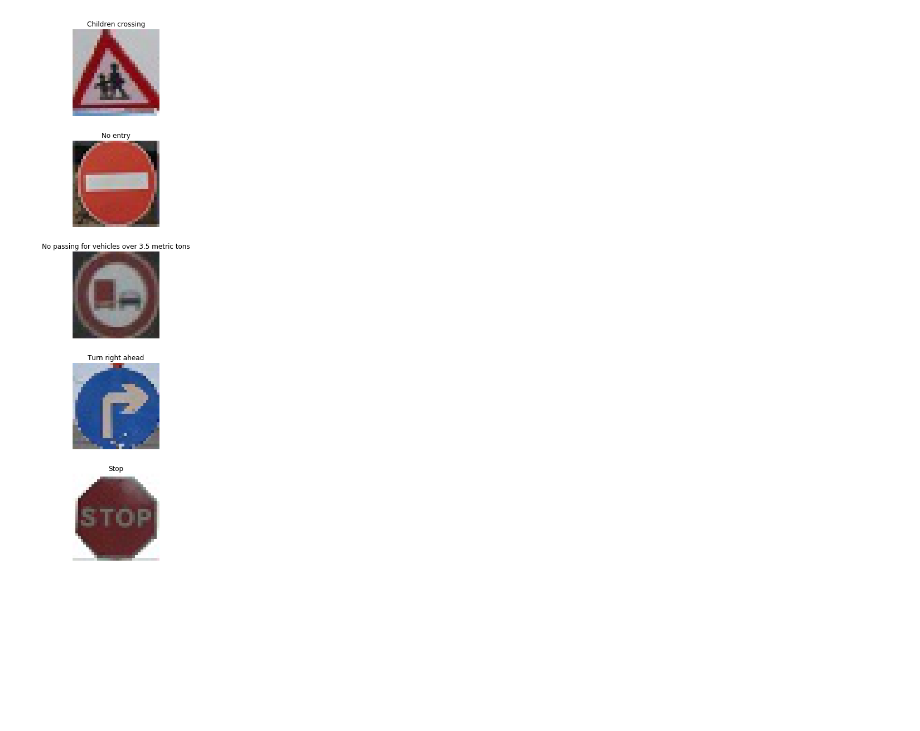
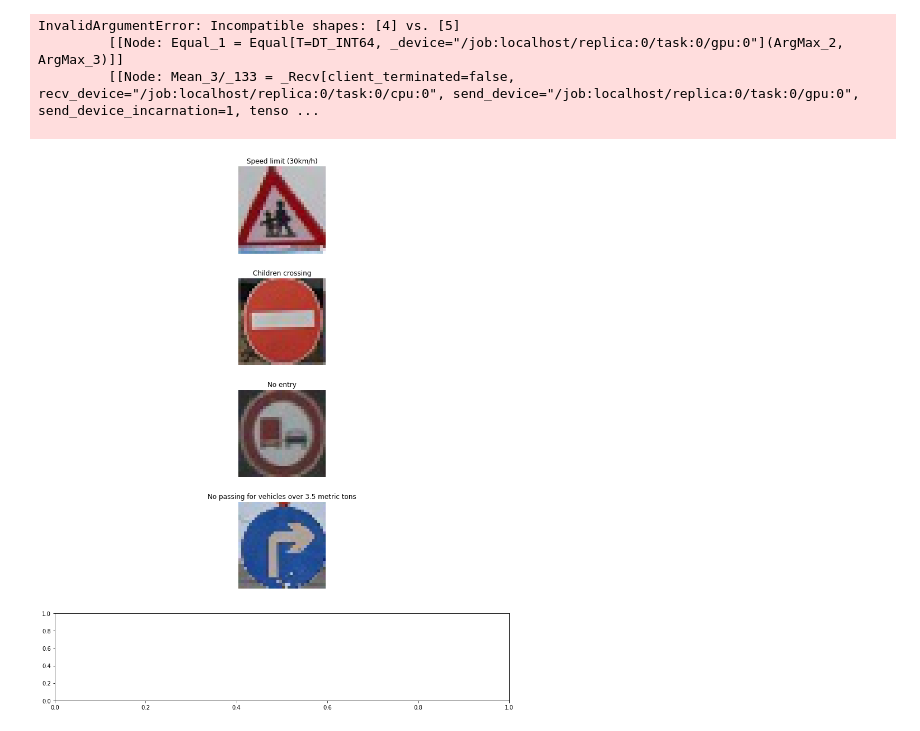
Before and after one commit to juanlvo/CarND-Traffic-Sign-Classifier-Project, a Jupyter notebook: Traffic_Sign_Classifier_juanlvo.ipynb, the cells around one changed output. Cells and saved outputs as stored; diff of their text form; code cells hidden in the pictures; blank space fills up the shorter version.

```diff
--- a/Traffic_Sign_Classifier_juanlvo.ipynb
+++ b/Traffic_Sign_Classifier_juanlvo.ipynb
@@ -272,12 +272,14 @@ Test Accuracy = 0.937
 
 ### Load the images and plot them here.
 ### Feel free to use as many code cells as needed.
-
+import matplotlib.pyplot as plt
+# Visualizations will be shown in the notebook.
+%matplotlib inline
 import glob
 import cv2
 import numpy as np
 
-def plot_figures(figures, nrows = 1, ncols=1, labels=None):
+def plot_figures(figures, nrows, ncols, labels=None):
     fig, axs = plt.subplots(ncols=ncols, nrows=nrows, figsize=(12, 14))
     axs = axs.ravel()
     for index, title in zip(range(len(figures)), figures):
@@ -285,51 +287,82 @@ def plot_figures(figures, nrows = 1, ncols=1, labels=None):
         if(labels != None):
            axs[index].set_title(labels[index])
         else:
             axs[index].set_title(title)
 
         axs[index].set_axis_off()
 
     plt.tight_layout()
 
 my_images = sorted(glob.glob('./traffic_images/*.jpg'))
-my_labels = np.array([28, 17, 10, 33, 14])
+my_labels = np.array([1, 28, 17, 10, 33])
 name_values = np.genfromtxt('signnames.csv', skip_header=1, dtype=[('myint','i8'), ('mysring','S55')], delimiter=',')
 
 figures = {}
 labels = {}
 my_signs = []
 index = 0
 for my_image in my_images:
     img = cv2.cvtColor(cv2.imread(my_image), cv2.COLOR_BGR2RGB)
     my_signs.append(img)
     figures[index] = img
     labels[index] = name_values[my_labels[index]][1].decode('ascii')
     index += 1
 
 plot_figures(figures, 5, 1, labels)
 
-#image = plt.imread("traffic_images/no_entry.jpg")
-#plt.imshow(image)
-#plt.show()
-
-#image2 = plt.imread("traffic_images/no_truck_passing.jpg")
-#plt.imshow(image2)
-#plt.show()
-
-#image3 = plt.imread("traffic_images/right_turn.jpg")
-#plt.imshow(image3)
-#plt.show()
-
-#image4 = plt.imread("traffic_images/stop.jpg")
-#plt.imshow(image4)
-#plt.show()
-
-#image5 = plt.imread("traffic_images/children_crossing.jpg")
-#plt.imshow(image5)
-#plt.show()
 
 ### Run the predictions here and use the model to output the prediction for each image.
 ### Make sure to pre-process the images with the same pre-processing pipeline used earlier.
 ### Feel free to use as many code cells as needed.
+
+my_signs = np.array(my_signs)
+
+with tf.Session() as sess:
+    sess.run(tf.global_variables_initializer())
+    saver.restore(sess, "./lenet")
+    my_accuracy = evaluate(my_signs, my_labels)
+    print("My Data Set Accuracy = {:.3f}".format(my_accuracy))
+
+    ### Calculate the accuracy for these 5 new images.
+### For example, if the model predicted 1 out of 5 signs correctly, it's 20% accurate on these new images.
+my_single_item_array = []
+my_single_item_label_array = []
+
+i = 0
+
+for i in range(5):
+    my_single_item_array.append(my_signs[i])
+    my_single_item_label_array.append(my_labels[i])
+
+    with tf.Session() as sess:
+        sess.run(tf.global_variables_initializer())
+        saver.restore(sess, "./lenet")
+        my_accuracy = evaluate(my_single_item_array, my_single_item_label_array)
+        print('Image {}'.format(i+1))
+        print("Image Accuracy = {:.3f}".format(my_accuracy))
+        print()
+
+k_size = 5
+softmax_logits = tf.nn.softmax(logits)
+top_k = tf.nn.top_k(softmax_logits, k=k_size)
+
+with tf.Session() as sess:
+    sess.run(tf.global_variables_initializer())
+    saver.restore(sess, "./lenet")
+    my_softmax_logits = sess.run(softmax_logits, feed_dict={x: my_signs})
+    my_top_k = sess.run(top_k, feed_dict={x: my_signs})
+    for i in range(5):
+        figures = {}
+        labels = {}
+        figures[0] = my_signs[i]
+        labels[0] = "Original"
+        for j in range(k_size):
+            labels[j+1] = 'Guess {} : ({:.0f}%)'.format(j+1, 100*my_top_k[0][i][j])
+            figures[j+1] = X_valid[np.argwhere(y_valid == my_top_k[1][i][j])[0]].squeeze()
+        plot_figures(figures, 1, 6, labels)
 # %% [output]
+InvalidArgumentError: Incompatible shapes: [4] vs. [5]
+         [[Node: Equal_1 = Equal[T=DT_INT64, _device="/job:localhost/replica:0/task:0/gpu:0"](ArgMax_2, ArgMax_3)]]
+         [[Node: Mean_3/_133 = _Recv[client_terminated=false, recv_device="/job:localhost/replica:0/task:0/cpu:0", send_device="/job:localhost/replica:0/task:0/gpu:0", send_device_incarnation=1, tenso ...
+
-[figure, old version]
+[figure, new version]
```
Also changed, not shown: parts of 1 cell of this notebook, 4 other files.
